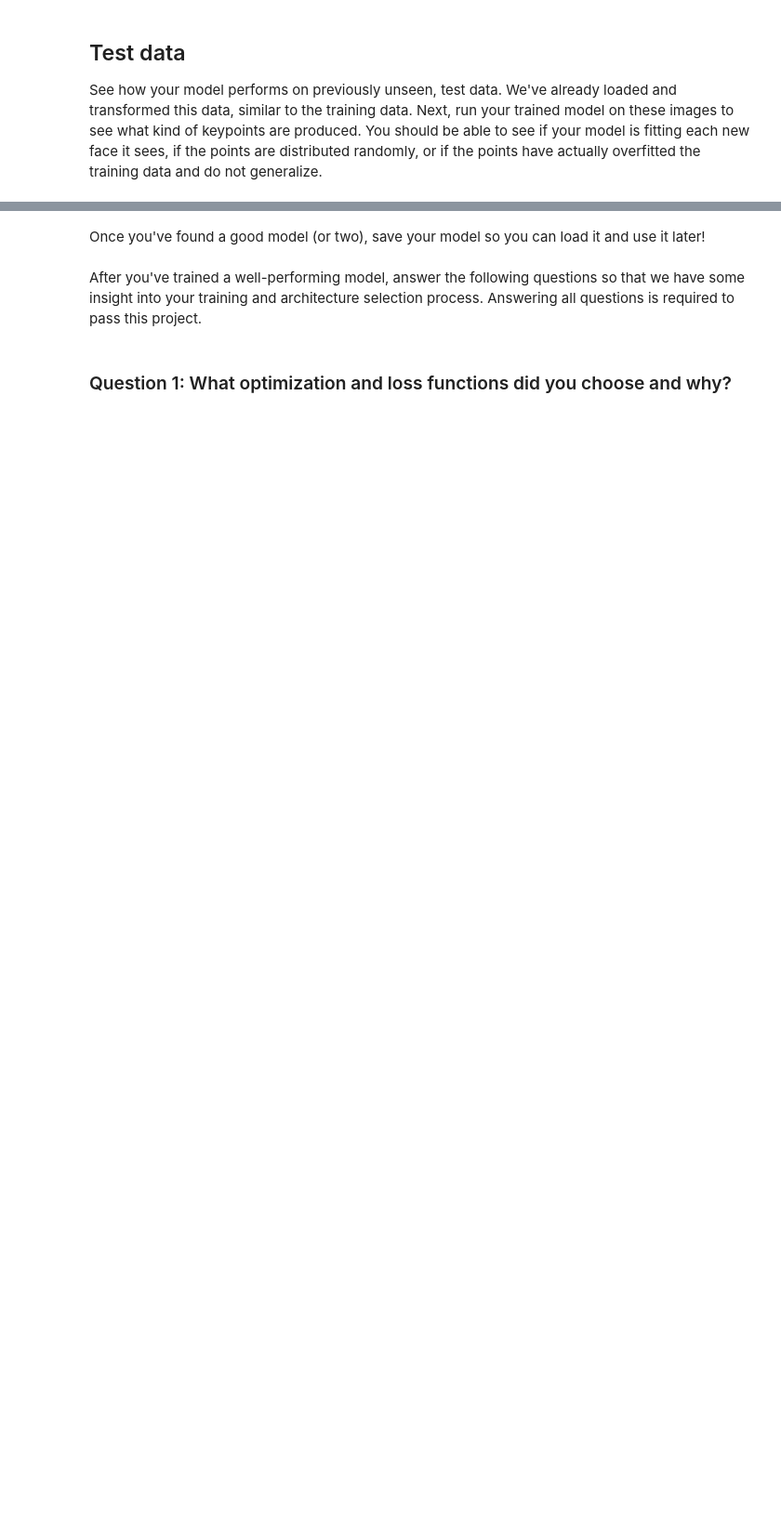
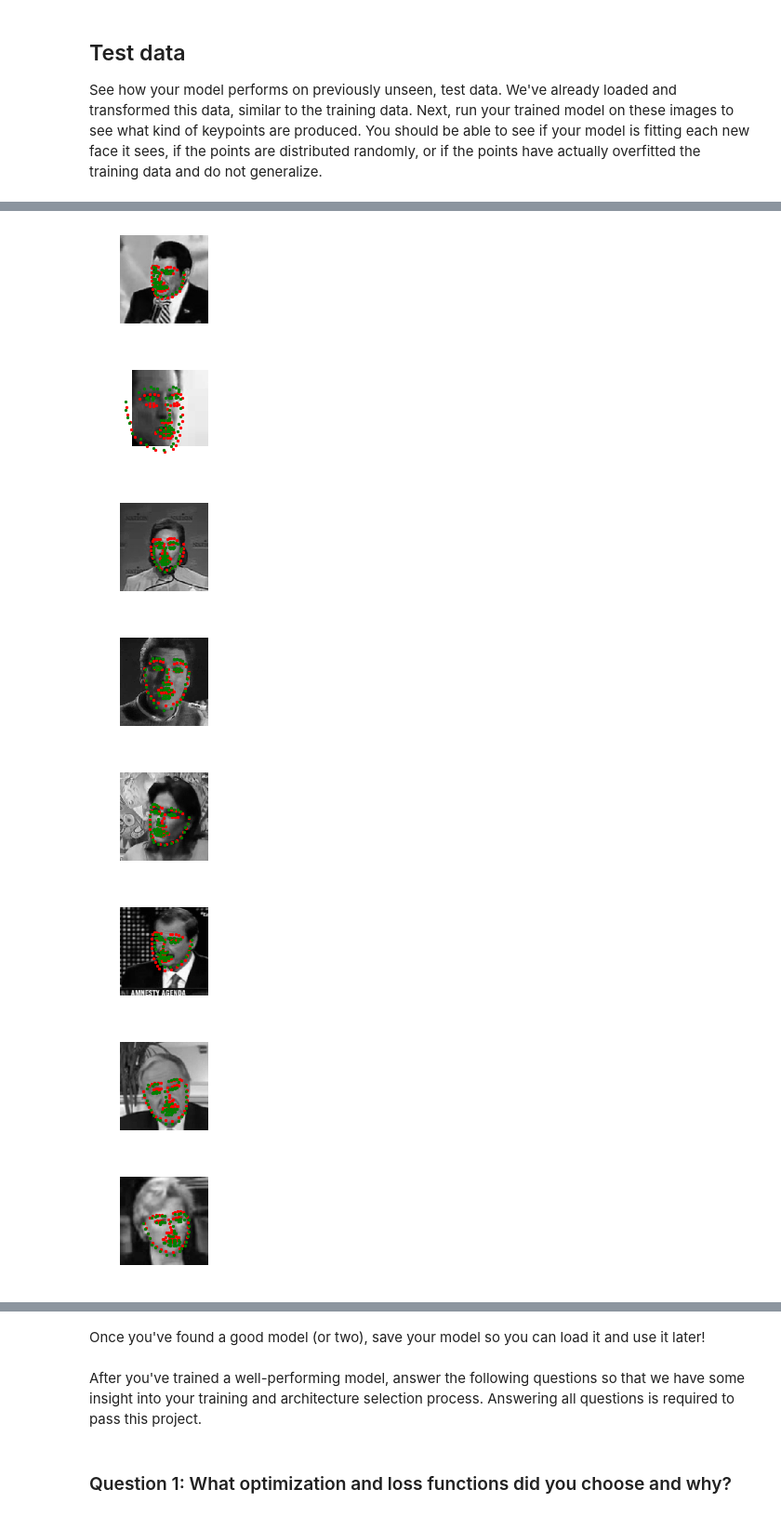
Before and after one commit to FififiJamie/P1_Facial_Keypoints, a Jupyter notebook: 2. Define the Network Architecture.ipynb, the cells around one changed output, grey strips where cells are left out. Shown at 93% size. Drawn from its saved outputs; the diff is of its cells as text; code cells hidden in the pictures; blank space fills up the shorter version.

```diff
--- a/2. Define the Network Architecture.ipynb
+++ b/2. Define the Network Architecture.ipynb
@@ -406,5 +436,14 @@ print(gt_pts.size())
 # %%
 ## TODO: visualize your test output
 # you can use the same function as before, by un-commenting the line below:
 
-# visualize_output(test_images, test_outputs, gt_pts)
+visualize_output(test_images, test_outputs, gt_pts)
+# %% [output]
+[figure, added]
+[figure, added]
+[figure, added]
+[figure, added]
+[figure, added]
+[figure, added]
+[figure, added]
+[figure, added]
```
Also changed, not shown: parts of 19 cells of this notebook, 5 other files.
